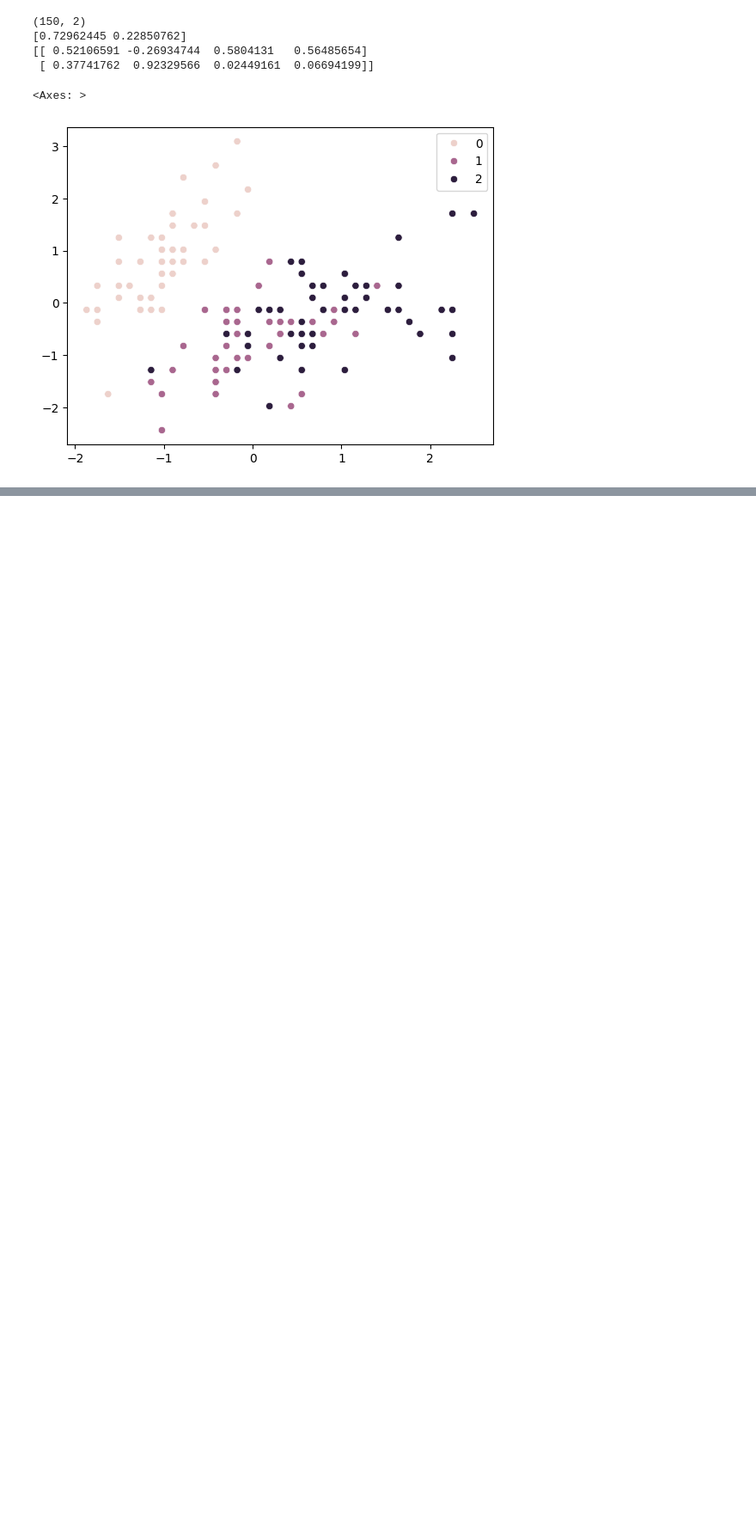
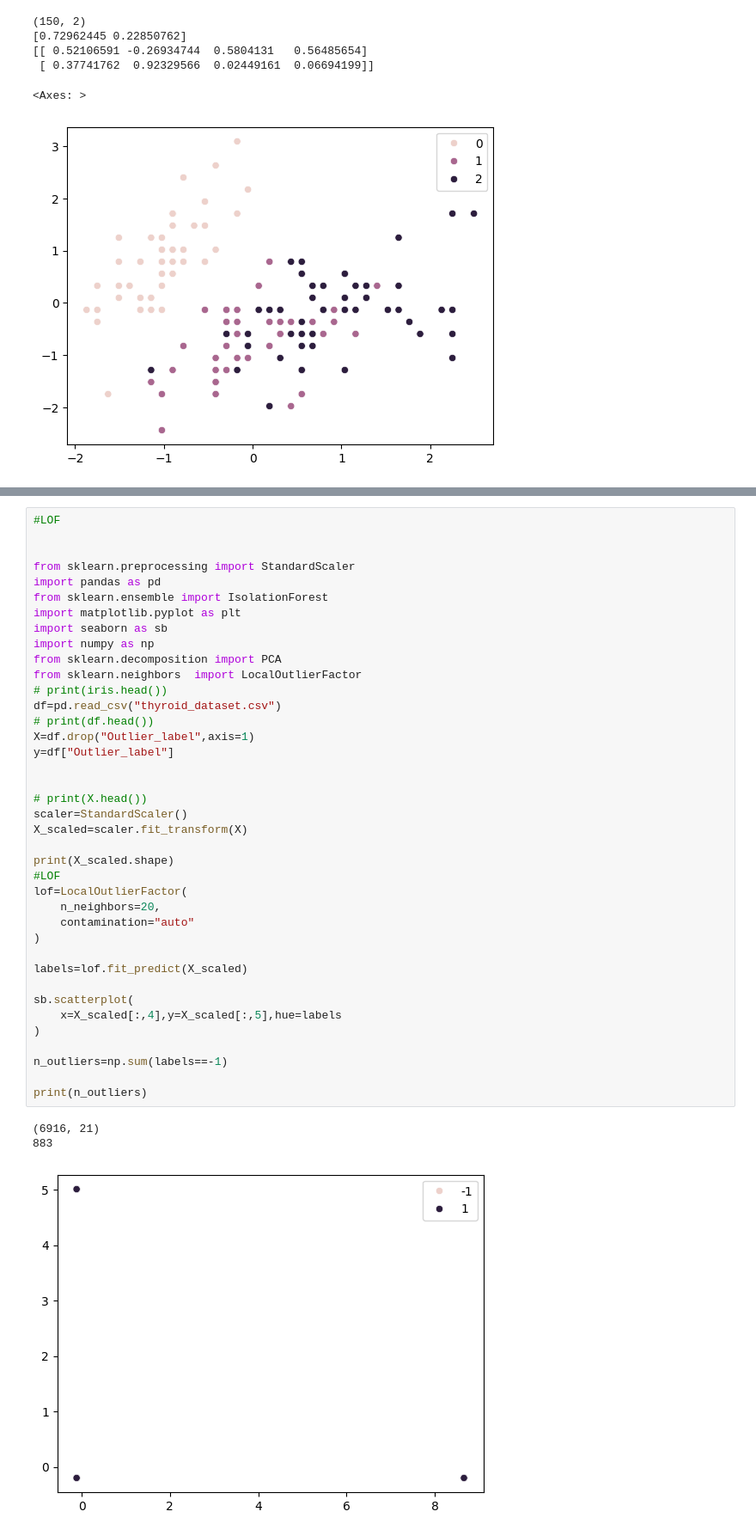
Before and after one commit to engineerharshitcodes/AI-ML-Practice, a Jupyter notebook: Ml/Day41.ipynb, the cells around one changed output, grey strips where cells are left out. Shown at 86% size. Drawn from its saved outputs; the diff is of its cells as text; blank space fills up the shorter version.

```diff
--- a/Ml/Day41.ipynb
+++ b/Ml/Day41.ipynb
@@ -39,0 +212,43 @@ sb.scatterplot(
+# %%
+#LOF
+
+
+from sklearn.preprocessing import StandardScaler
+import pandas as pd
+from sklearn.ensemble import IsolationForest
+import matplotlib.pyplot as plt
+import seaborn as sb
+import numpy as np
+from sklearn.decomposition import PCA
+from sklearn.neighbors  import LocalOutlierFactor
+# print(iris.head())
+df=pd.read_csv("thyroid_dataset.csv")
+# print(df.head())
+X=df.drop("Outlier_label",axis=1)
+y=df["Outlier_label"]
+
+
+# print(X.head())
+scaler=StandardScaler()
+X_scaled=scaler.fit_transform(X)
+
+print(X_scaled.shape)
+#LOF
+lof=LocalOutlierFactor(
+    n_neighbors=20,
+    contamination="auto"
+)
+
+labels=lof.fit_predict(X_scaled)
+
+sb.scatterplot(
+    x=X_scaled[:,4],y=X_scaled[:,5],hue=labels
+)
+
+n_outliers=np.sum(labels==-1)
+
+print(n_outliers)
+# %% [output]
+(6916, 21)
+883
+[figure, added]
```
Also changed, not shown: parts of 4 cells of this notebook, 2 other files.
